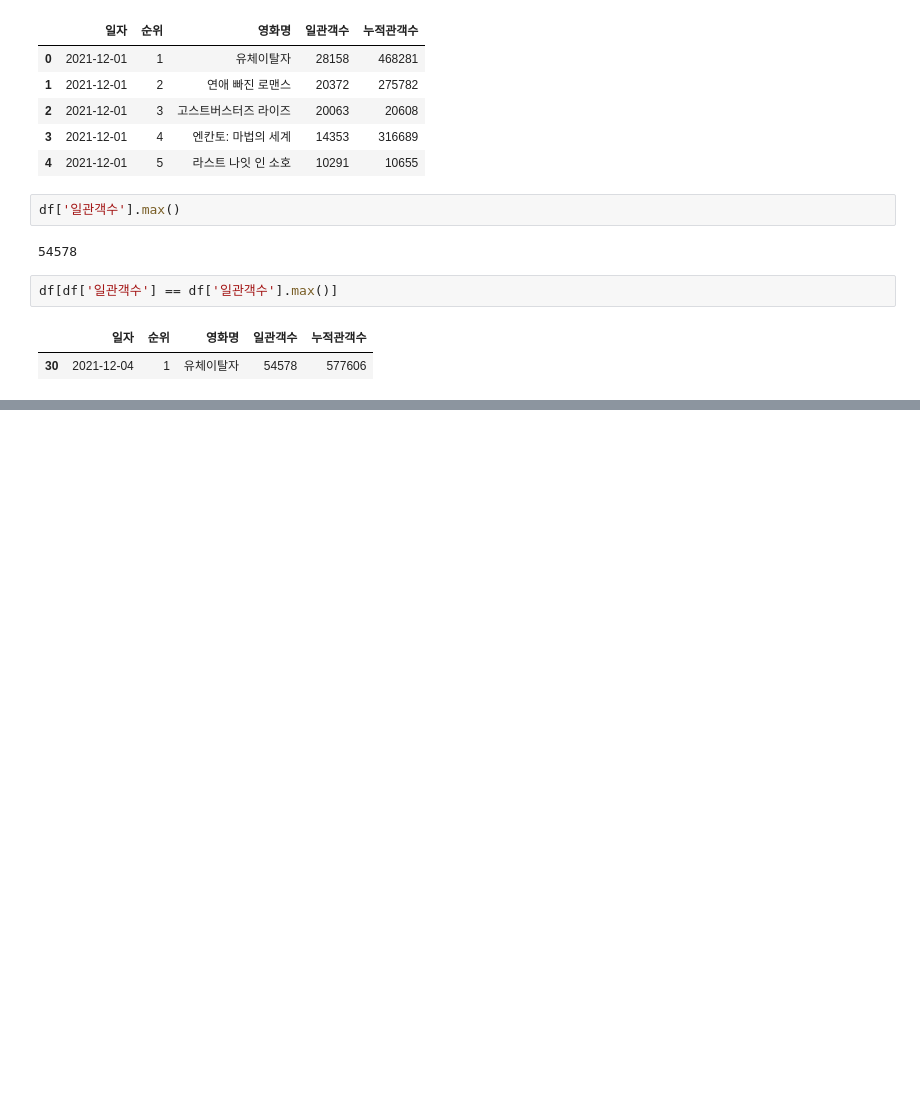
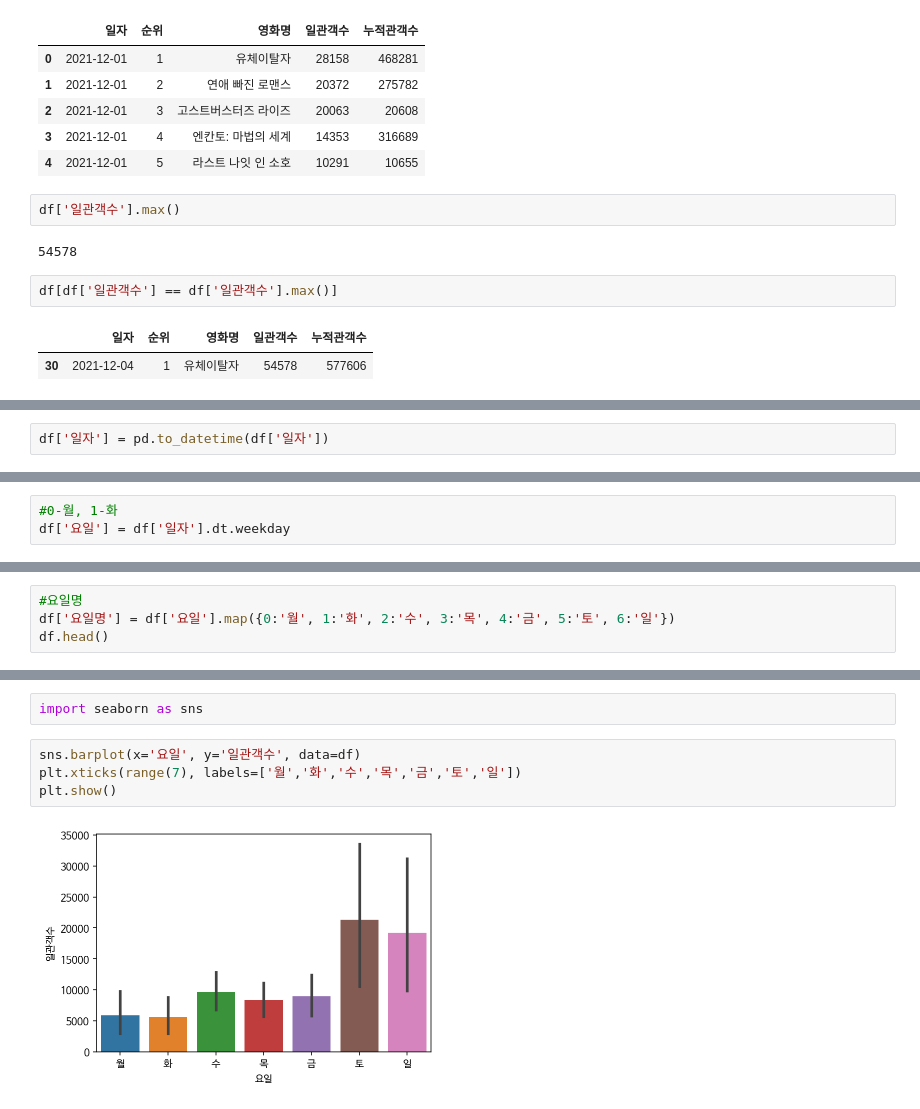
Before and after one commit to cybermin/2022_BSSM, a Jupyter notebook: 05_codelab2_urllib.ipynb, the cells around one changed output, grey strips where cells are left out. Cells and saved outputs as stored; diff of their text form; blank space fills up the shorter version.

```diff
--- a/05_codelab2_urllib.ipynb
+++ b/05_codelab2_urllib.ipynb
@@ -212,0 +231,2 @@ df[df['일관객수'] == df['일관객수'].max()]
+# %%
+df['일자'] = pd.to_datetime(df['일자'])
@@ -212,0 +248,3 @@ df[df['일관객수'] == df['일관객수'].max()]
+# %%
+#0-월, 1-화
+df['요일'] = df['일자'].dt.weekday
@@ -212,0 +260,4 @@ df[df['일관객수'] == df['일관객수'].max()]
+# %%
+#요일명
+df['요일명'] = df['요일'].map({0:'월', 1:'화', 2:'수', 3:'목', 4:'금', 5:'토', 6:'일'})
+df.head()
@@ -212,0 +311,8 @@ df[df['일관객수'] == df['일관객수'].max()]
+# %%
+import seaborn as sns
+# %%
+sns.barplot(x='요일', y='일관객수', data=df)
+plt.xticks(range(7), labels=['월','화','수','목','금','토','일'])
+plt.show()
+# %% [output]
+[figure, added]
```
Also changed, not shown: parts of 9 cells of this notebook.
